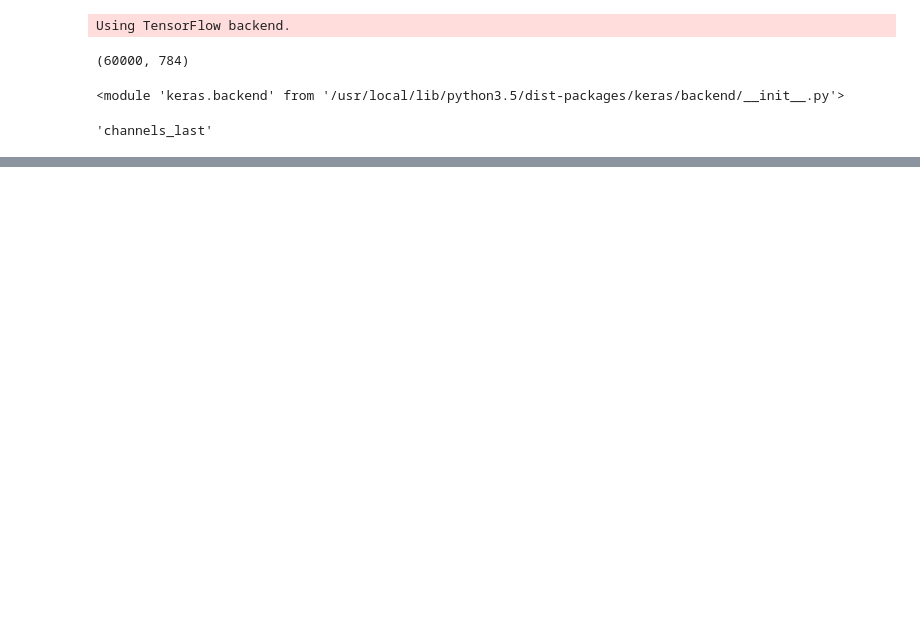
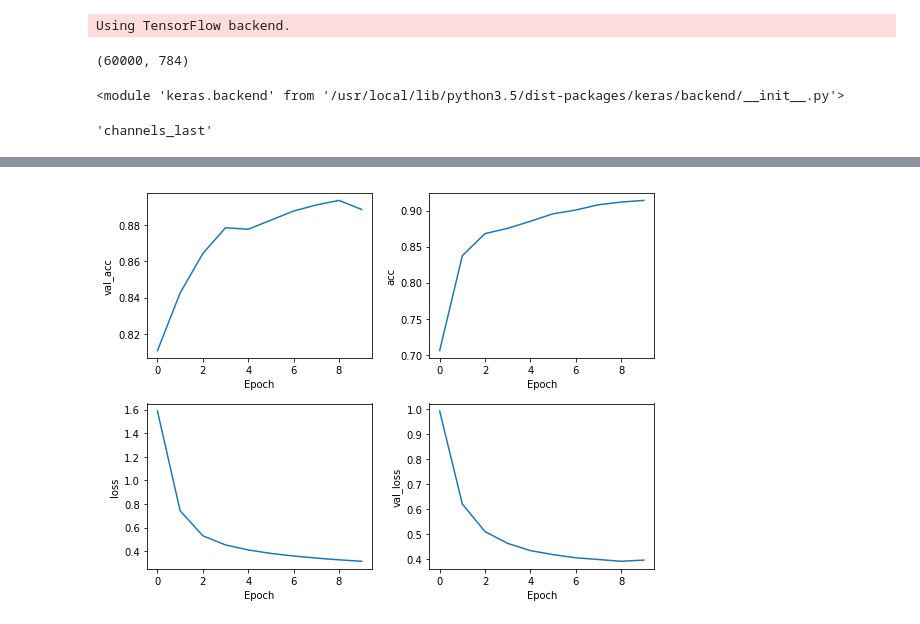
Before and after one commit to silva13/Capstone, a Jupyter notebook: 3. MLP CNN.ipynb, the cells around one changed output, grey strips where cells are left out. Drawn from its saved outputs; the diff is of its cells as text; code cells hidden in the pictures; blank space fills up the shorter version.

```diff
--- a/3. MLP CNN.ipynb
+++ b/3. MLP CNN.ipynb
@@ -130,0 +149,7 @@ plt.tight_layout()
+# %%
+#I will have to do this on a 10% sample
+mlp = Sequential([
+    Dense(1000, input_shape=(28,28,1), activation='relu', name = 'dense_1_mlp'),
+    Flatten(name= "flatten_1_mlp"),
+    Dense(10, activation='softmax')
+])
@@ -130,0 +172,4 @@ plt.tight_layout()
+# %%
+mlp.compile(optimizer=keras.optimizers.SGD(),
+           loss=keras.losses.categorical_crossentropy,
+           metrics=['accuracy'])
@@ -130,0 +178,6 @@ plt.tight_layout()
+# %%
+idx = np.random.choice(np.arange(len(X_train)), 6000, replace=False)
+X_s = X_train[idx]
+y_s = y_train[idx]
+# %%
+mlp_history=mlp.fit(X_s, y_s, validation_split=.2, epochs=10)
@@ -130,0 +202,10 @@ plt.tight_layout()
+# %%
+fig = plt.figure(figsize=(8,6))
+for i, (title, data) in enumerate(mlp_history.history.items()):
+    fig.add_subplot(2,2,1+i)
+    plt.plot(data)
+    plt.xlabel('Epoch')
+    plt.ylabel(title)
+plt.tight_layout()
+# %% [output]
+[figure, added]
```
Also changed, not shown: parts of 30 cells of this notebook, 4 other files.
